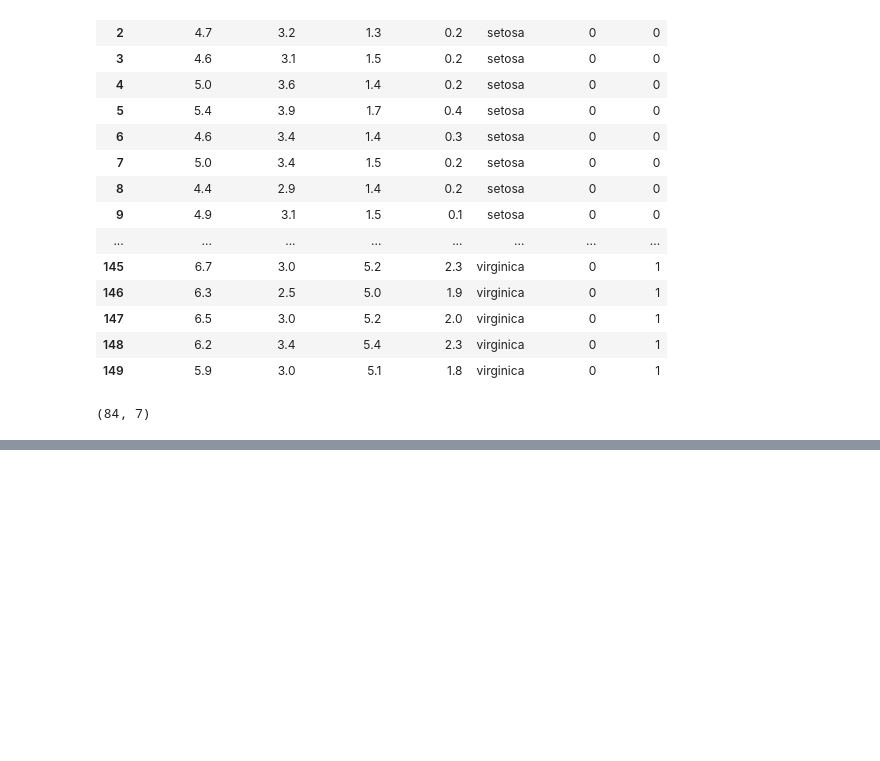
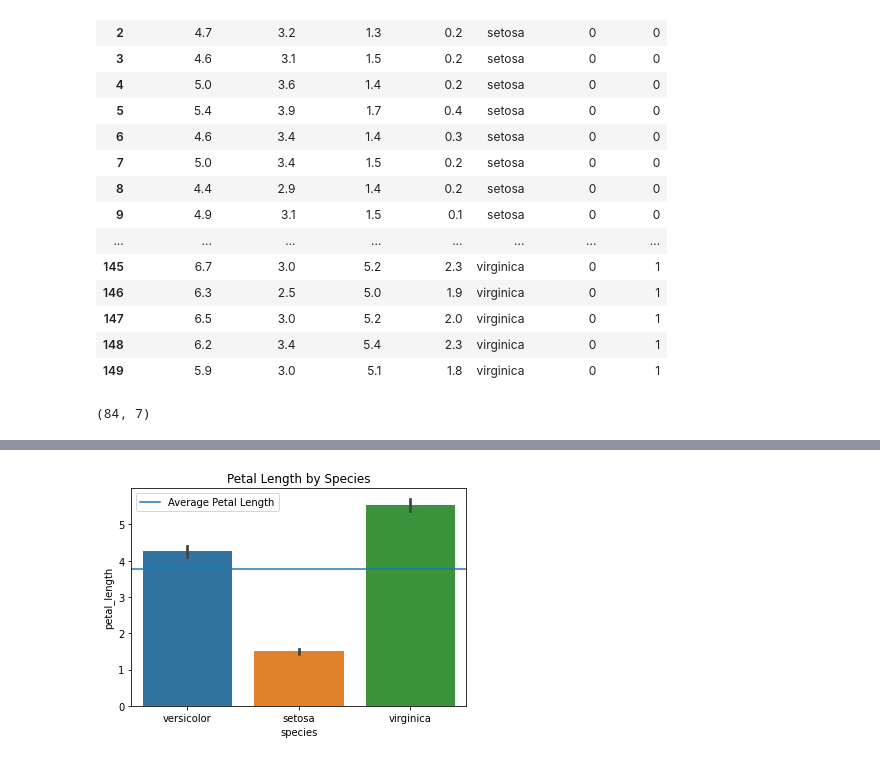
Before and after one commit to watermanbrandyn/classification-exercises, a Jupyter notebook: classification_exercises.ipynb, the cells around one changed output, grey strips where cells are left out. Saved outputs shown, nothing was run; the diff lists cells and outputs as text; code cells hidden in the pictures; blank space fills up the shorter version.

```diff
--- a/classification_exercises.ipynb
+++ b/classification_exercises.ipynb
@@ -822,0 +840,9 @@ sns.countplot(train.species)
+# %%
+plt.title('Petal Length by Species')
+sns.barplot(x='species', y='petal_length', data=train)
+petal_length_avg = train.petal_length.mean()
+plt.axhline(petal_length_avg, label='Average Petal Length')
+plt.legend()
+plt.show()
+# %% [output]
+[figure, added]
```
Also changed, not shown: parts of 41 cells of this notebook.
